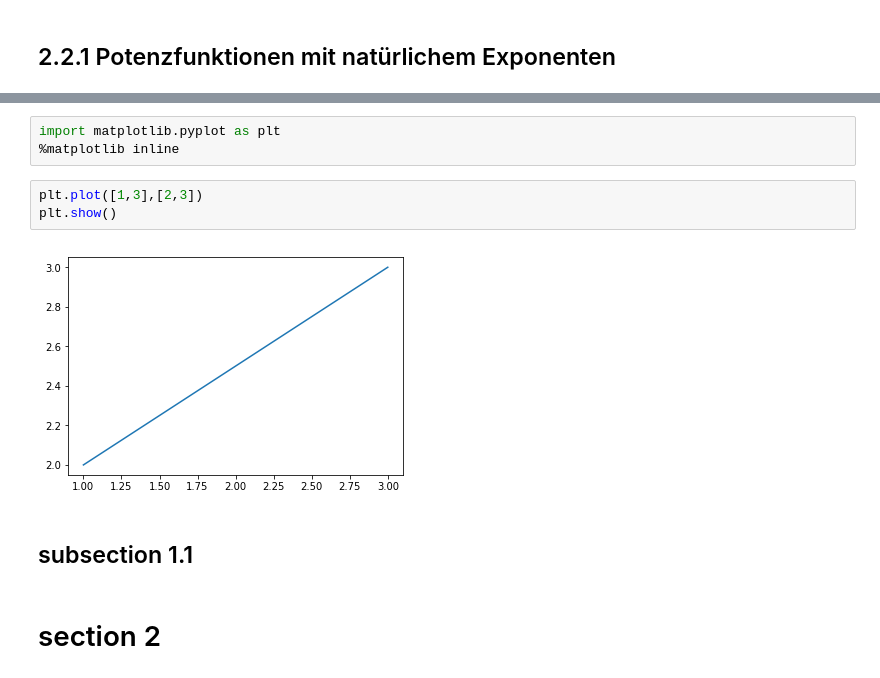
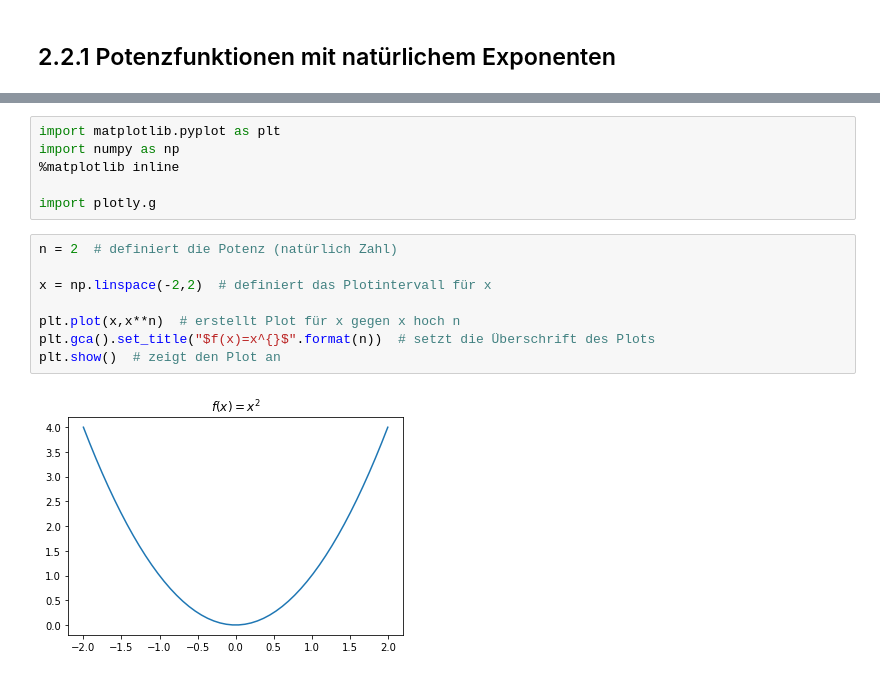
Before and after one commit to s-sauer/MH1, a Jupyter notebook: Potenzfunktionen.ipynb, the cells around one changed output, grey strips where cells are left out. Cells and saved outputs as stored; diff of their text form.

```diff
--- a/Potenzfunktionen.ipynb
+++ b/Potenzfunktionen.ipynb
@@ -14,12 +23,16 @@ mit $n\in\mathbb{N}$
 # %%
 import matplotlib.pyplot as plt
+import numpy as np
 %matplotlib inline
+
+import plotly.g
-# %%
-plt.plot([1,3],[2,3])
-plt.show()
-# %% [output]
-[figure, removed]
-# %% [markdown]
-## subsection 1.1
-# %% [markdown]
-# section 2
+# %%
+n = 2  # definiert die Potenz (natürlich Zahl)
+
+x = np.linspace(-2,2)  # definiert das Plotintervall für x
+
+plt.plot(x,x**n)  # erstellt Plot für x gegen x hoch n
+plt.gca().set_title("$f(x)=x^{}$".format(n))  # setzt die Überschrift des Plots
+plt.show()  # zeigt den Plot an
+# %% [output]
+[figure, added]
```
Also changed, not shown: parts of 5 cells of this notebook.
